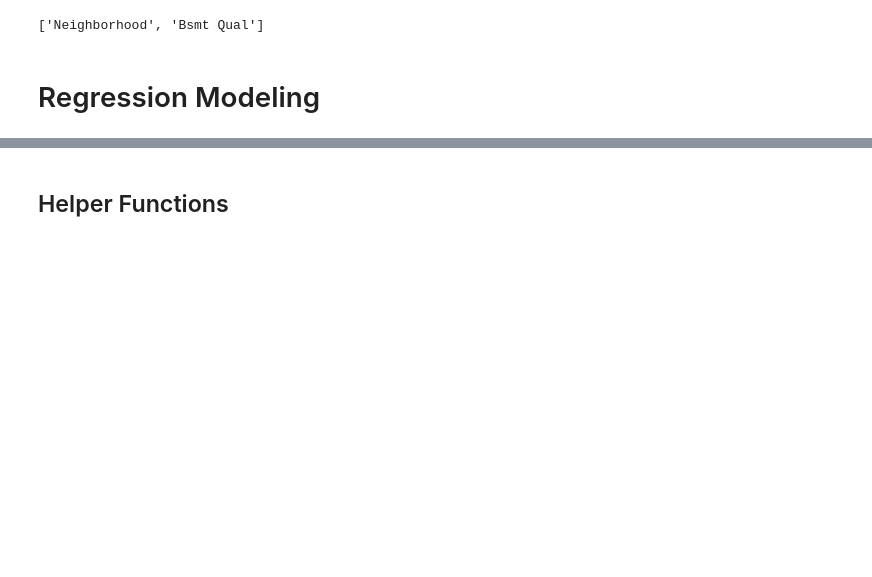
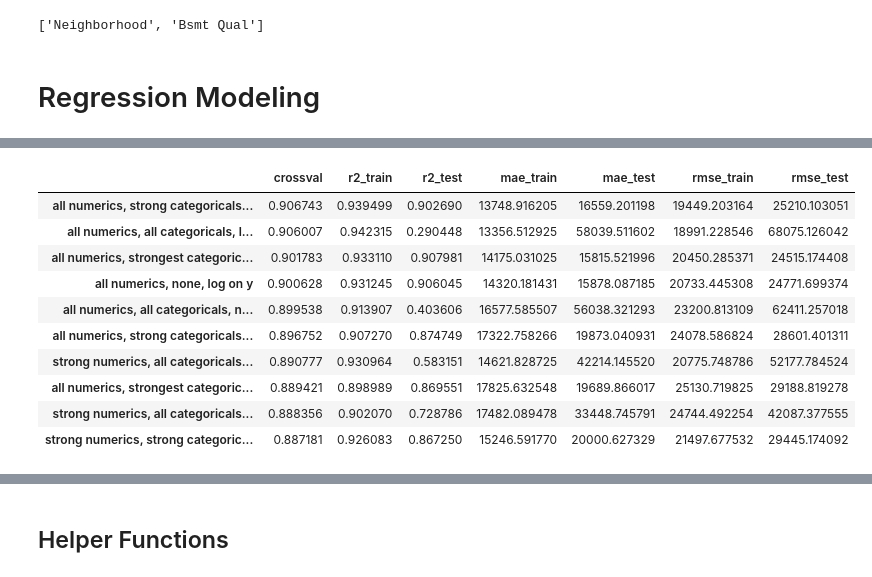
Before and after one commit to simonlazarus/Predicting-House-Prices-with-Linear-Regression, a Jupyter notebook: code/4_modeling.ipynb, the cells around one changed output, grey strips where cells are left out. Cells and saved outputs as stored; diff of their text form; code cells hidden in the pictures; blank space fills up the shorter version.

```diff
--- a/code/4_modeling.ipynb
+++ b/code/4_modeling.ipynb
@@ -339,0 +414,2 @@ We will use a LASSO regularized regression to then drop insignificant features f
+# %%
+y = df['SalePrice']
@@ -339,0 +425,4 @@ We will use a LASSO regularized regression to then drop insignificant features f
+# %%
+lr = LinearRegression()
+lr.fit(df[nums_vstrong], y)
+lr.score(tests[nums_vstrong], tests['SalePrice'])
@@ -339,0 +441,6 @@ We will use a LASSO regularized regression to then drop insignificant features f
+# %%
+abm_df = df
+for col in categoricals:
+    #Get the transformed values from the cat_df we already made
+    abm_df[col] = cat_df[col]
+abm_df.head()
@@ -339,0 +462,4 @@ We will use a LASSO regularized regression to then drop insignificant features f
+# %%
+lr = LinearRegression()
+lr.fit(df[nums_vstrong + cats_vstrong], y)
+lr.score(tests[nums_vstrong + cats_vstrong], tests['SalePrice'])
@@ -339,0 +537,15 @@ We will use a LASSO regularized regression to then drop insignificant features f
+# %%
+results_df = pd.DataFrame.from_dict(results, orient='index')
+results_df.sort_values('crossval', ascending=False).head(10)
+# %% [output]
+|  | crossval | r2_train | r2_test | mae_train | mae_test | rmse_train | rmse_test |
+| all numerics, strong categoricals... | 0.906743 | 0.939499 | 0.902690 | 13748.916205 | 16559.201198 | 19449.203164 | 25210.103051 |
+| all numerics, all categoricals, l... | 0.906007 | 0.942315 | 0.290448 | 13356.512925 | 58039.511602 | 18991.228546 | 68075.126042 |
+| all numerics, strongest categoric... | 0.901783 | 0.933110 | 0.907981 | 14175.031025 | 15815.521996 | 20450.285371 | 24515.174408 |
+| all numerics, none, log on y | 0.900628 | 0.931245 | 0.906045 | 14320.181431 | 15878.087185 | 20733.445308 | 24771.699374 |
+| all numerics, all categoricals, n... | 0.899538 | 0.913907 | 0.403606 | 16577.585507 | 56038.321293 | 23200.813109 | 62411.257018 |
+| all numerics, strong categoricals... | 0.896752 | 0.907270 | 0.874749 | 17322.758266 | 19873.040931 | 24078.586824 | 28601.401311 |
+| strong numerics, all categoricals... | 0.890777 | 0.930964 | 0.583151 | 14621.828725 | 42214.145520 | 20775.748786 | 52177.784524 |
+| all numerics, strongest categoric... | 0.889421 | 0.898989 | 0.869551 | 17825.632548 | 19689.866017 | 25130.719825 | 29188.819278 |
+| strong numerics, all categoricals... | 0.888356 | 0.902070 | 0.728786 | 17482.089478 | 33448.745791 | 24744.492254 | 42087.377555 |
+| strong numerics, strong categoric... | 0.887181 | 0.926083 | 0.867250 | 15246.591770 | 20000.627329 | 21497.677532 | 29445.174092 |
```
Also changed, not shown: parts of 119 cells of this notebook, 3 other files.
